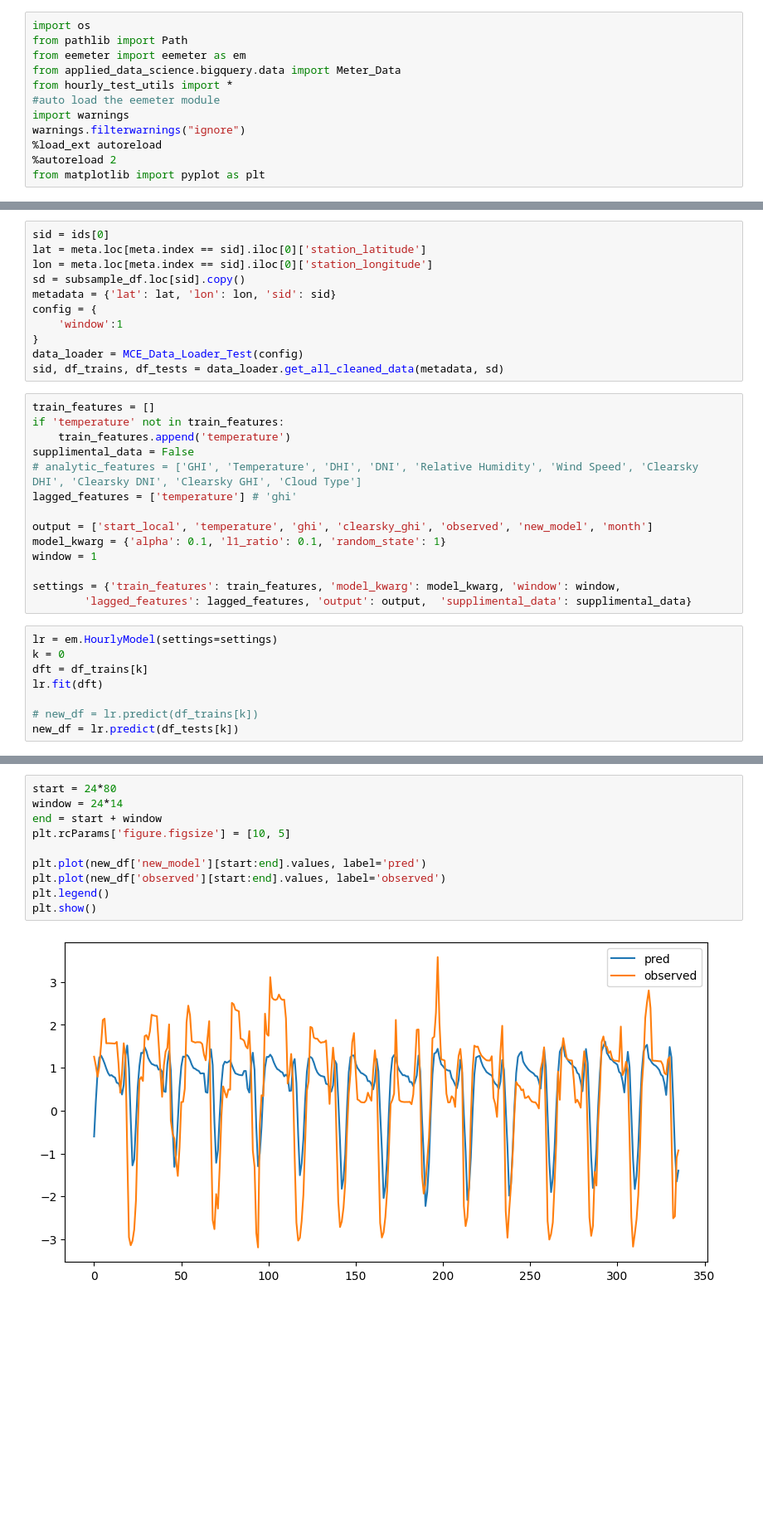
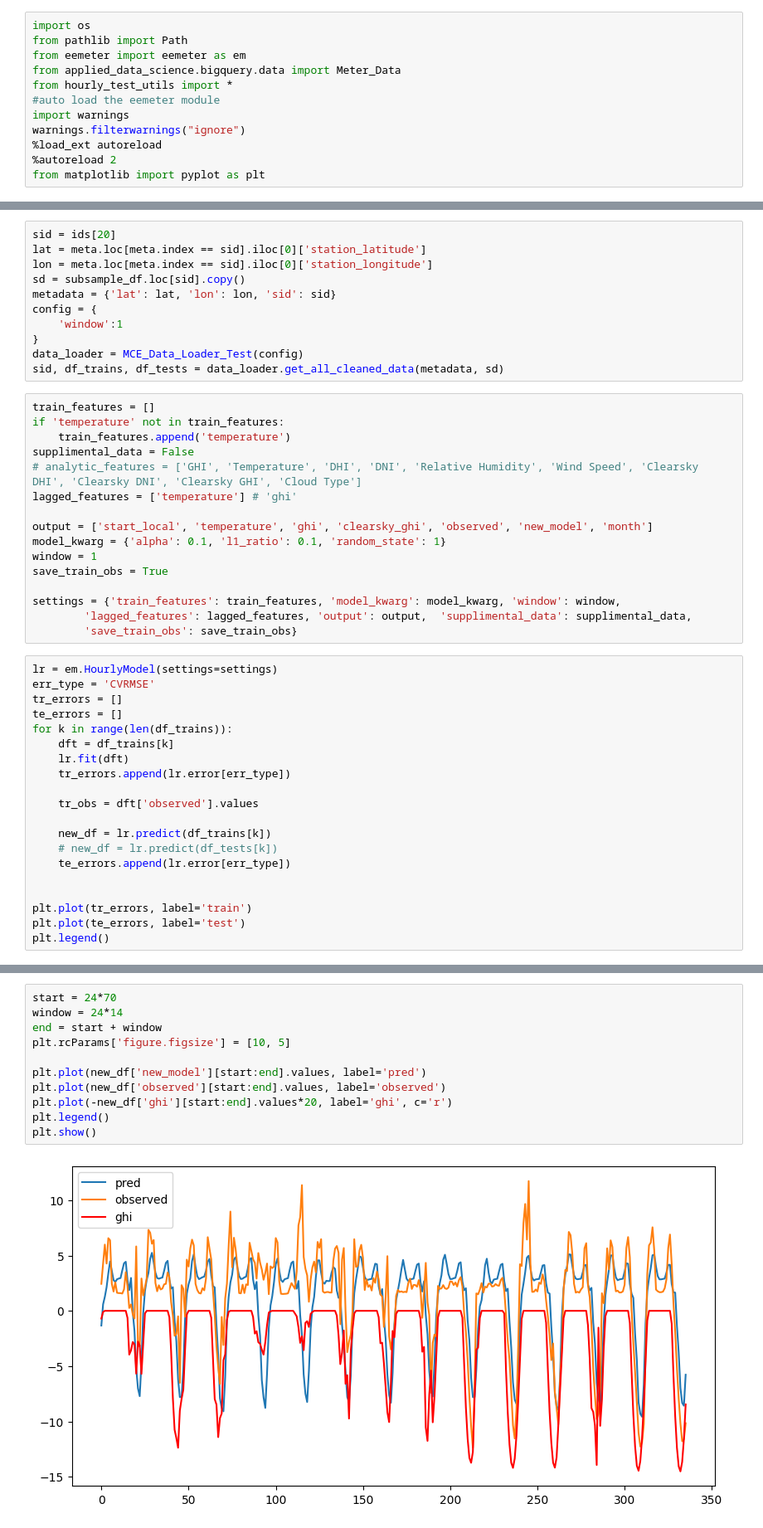
Before and after one commit to openeemeter/eemeter, a Jupyter notebook: scripts/hourly_test.ipynb, the cells around one changed output, grey strips where cells are left out. Shown at 83% size. Drawn from its saved outputs; the diff is of its cells as text; blank space fills up the shorter version.

Commit message:
add errors and pre population run
Signed-off-by: ArminRecurve <Armin@recurve.com>

```diff
--- a/scripts/hourly_test.ipynb
+++ b/scripts/hourly_test.ipynb
@@ -32,5 +32,5 @@ Done in 9.183 s
 # %%
-sid = ids[0]
+sid = ids[20]
 lat = meta.loc[meta.index == sid].iloc[0]['station_latitude']
 lon = meta.loc[meta.index == sid].iloc[0]['station_longitude']
 sd = subsample_df.loc[sid].copy()
@@ -51,14 +51,28 @@ lagged_features = ['temperature'] # 'ghi'
 output = ['start_local', 'temperature', 'ghi', 'clearsky_ghi', 'observed', 'new_model', 'month']
 model_kwarg = {'alpha': 0.1, 'l1_ratio': 0.1, 'random_state': 1}
 window = 1
+save_train_obs = True
 
 settings = {'train_features': train_features, 'model_kwarg': model_kwarg, 'window': window,
-        'lagged_features': lagged_features, 'output': output,  'supplimental_data': supplimental_data}
+        'lagged_features': lagged_features, 'output': output,  'supplimental_data': supplimental_data,
+        'save_train_obs': save_train_obs}
 # %%
 lr = em.HourlyModel(settings=settings)
-k = 0
-dft = df_trains[k]
-lr.fit(dft)
+err_type = 'CVRMSE'
+tr_errors = []
+te_errors = []
+for k in range(len(df_trains)):
+    dft = df_trains[k]
+    lr.fit(dft)
+    tr_errors.append(lr.error[err_type])
 
-# new_df = lr.predict(df_trains[k])
-new_df = lr.predict(df_tests[k])
+    tr_obs = dft['observed'].values
+
+    new_df = lr.predict(df_trains[k])
+    # new_df = lr.predict(df_tests[k])
+    te_errors.append(lr.error[err_type])
+
+
+plt.plot(tr_errors, label='train')
+plt.plot(te_errors, label='test')
+plt.legend()
@@ -65,12 +82,13 @@ new_df = lr.predict(df_tests[k])
 # %%
-start = 24*80
+start = 24*70
 window = 24*14
 end = start + window
 plt.rcParams['figure.figsize'] = [10, 5]
 
 plt.plot(new_df['new_model'][start:end].values, label='pred')
 plt.plot(new_df['observed'][start:end].values, label='observed')
+plt.plot(-new_df['ghi'][start:end].values*20, label='ghi', c='r')
 plt.legend()
 plt.show()
 # %% [output]
-[figure, old version]
+[figure, new version]
```
Also changed, not shown: parts of 3 cells of this notebook, 2 other files.
